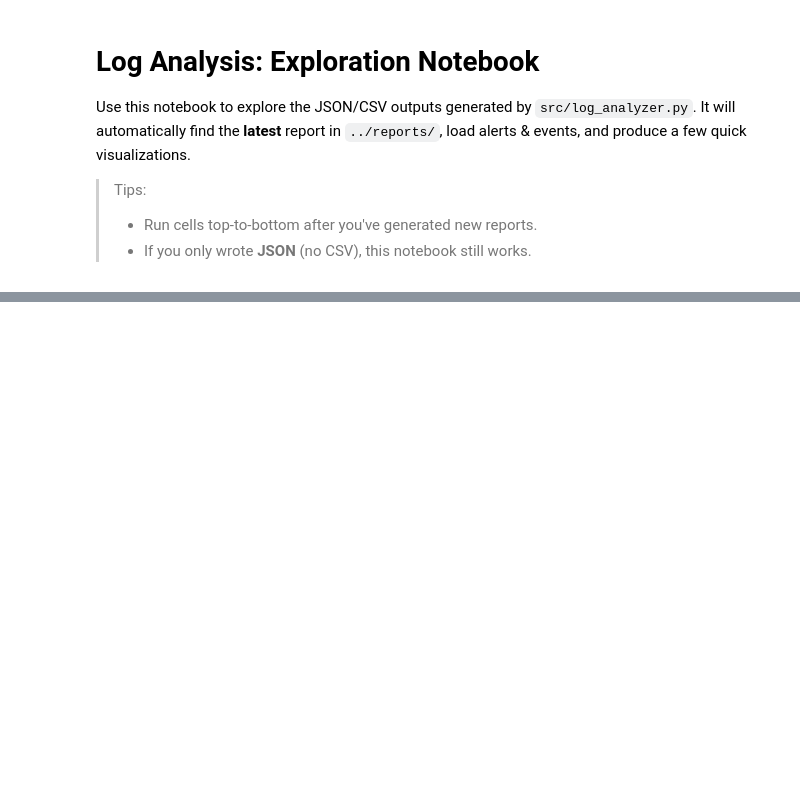
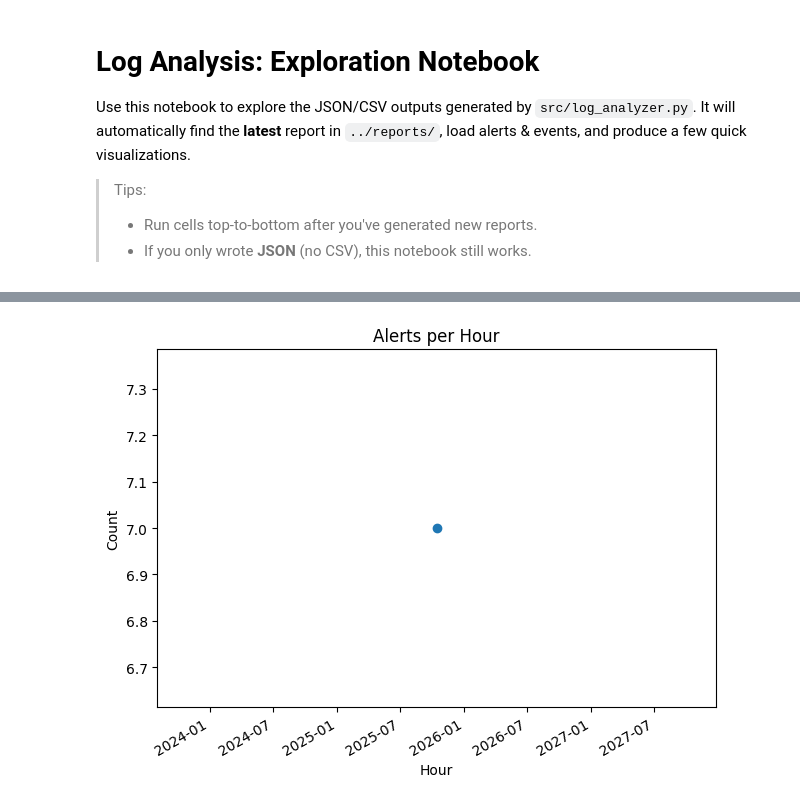
Before and after one commit to DrHembree/log-alert-automation, a Jupyter notebook: notebooks/analysis.ipynb, the cells around one changed output, grey strips where cells are left out. Drawn from its saved outputs; the diff is of its cells as text; code cells hidden in the pictures; blank space fills up the shorter version.

Commit message:
Update Jupyter notebook with working charts and results

```diff
--- a/notebooks/analysis.ipynb
+++ b/notebooks/analysis.ipynb
@@ -140,14 +186,16 @@ else:
 # %%
 
 # === Visualization: Alerts per hour ===
 if not df_alerts.empty and "start_dt" in df_alerts.columns:
-    hourly = df_alerts["start_dt"].dt.floor("H").value_counts().sort_index()
+    hourly = df_alerts["start_dt"].dt.floor("h").value_counts().sort_index()
     plt.figure()
     hourly.plot(kind="line", marker="o")
     plt.title("Alerts per Hour")
     plt.xlabel("Hour")
     plt.ylabel("Count")
     plt.tight_layout()
     plt.show()
 else:
     print("No data to plot for Alerts per Hour.")
+# %% [output]
+[figure, added]
```
Also changed, not shown: parts of 7 cells of this notebook.
